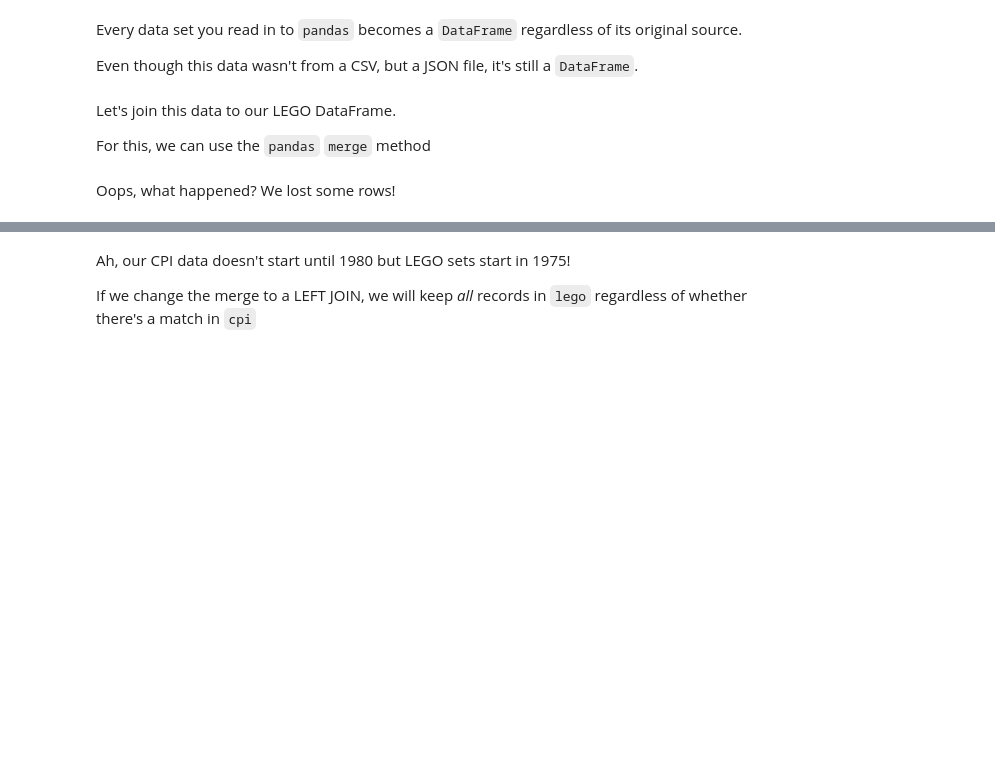
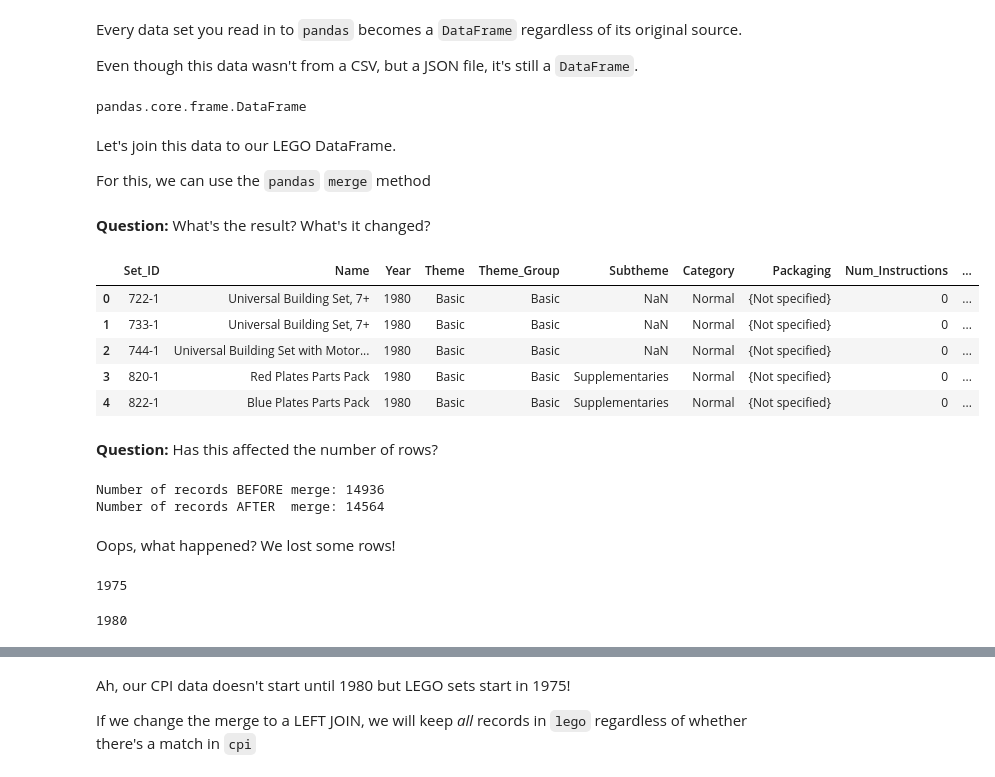
Before and after one commit to Burzo572/DSB-Unit-02, a Jupyter notebook: 02 - Exploring and Joining/03-descriptive-statistics-data-joins-in-pandas.ipynb, the cells around one changed output, grey strips where cells are left out. Saved outputs shown, nothing was run; the diff lists cells and outputs as text; code cells hidden in the pictures; blank space fills up the shorter version.

```diff
--- a/02 - Exploring and Joining/03-descriptive-statistics-data-joins-in-pandas.ipynb
+++ b/02 - Exploring and Joining/03-descriptive-statistics-data-joins-in-pandas.ipynb
@@ -309,0 +353,3 @@ cpi.head()
+# %%
+cpi_df = pd.read_json("https://raw.githubusercontent.com/CharleyHananiaGA/DSB-Unit-02/refs/heads/main/data/cpi.json")
+cpi_df.head(10)
@@ -311,9 +381,48 @@ cpi.head()
 Every data set you read in to `pandas` becomes a `DataFrame` regardless of its original source.
 
 Even though this data wasn't from a CSV, but a JSON file, it's still a `DataFrame`.
+# %%
+type(cpi_df)
+# %% [output]
+pandas.core.frame.DataFrame
 # %% [markdown]
 Let's join this data to our LEGO DataFrame.
 
 For this, we can use the `pandas` `merge` method
+# %%
+merged_df = lego_df.merge(
+    cpi_df,
+    left_on="Year",
+    right_on="Year"
+    # on = "Year",  # the joining column (which happens to be the same name in both)
+    # if they weren't, we could use left_on and right_on to specify the column names
+)
+# %% [markdown]
+**Question:** What's the result? What's it changed?
+# %%
+merged_df.head()
+# %% [output]
+|  | Set_ID | Name | Year | Theme | Theme_Group | Subtheme | Category | Packaging | Num_Instructions | ... |
+| 0 | 722-1 | Universal Building Set, 7+ | 1980 | Basic | Basic | NaN | Normal | {Not specified} | 0 | ... |
+| 1 | 733-1 | Universal Building Set, 7+ | 1980 | Basic | Basic | NaN | Normal | {Not specified} | 0 | ... |
+| 2 | 744-1 | Universal Building Set with Motor... | 1980 | Basic | Basic | NaN | Normal | {Not specified} | 0 | ... |
+| 3 | 820-1 | Red Plates Parts Pack | 1980 | Basic | Basic | Supplementaries | Normal | {Not specified} | 0 | ... |
+| 4 | 822-1 | Blue Plates Parts Pack | 1980 | Basic | Basic | Supplementaries | Normal | {Not specified} | 0 | ... |
+# %% [markdown]
+**Question:** Has this affected the number of rows?
+# %%
+print("Number of records BEFORE merge:", len(lego_df))
+print("Number of records AFTER  merge:", len(merged_df))
+# %% [output]
+Number of records BEFORE merge: 14936
+Number of records AFTER  merge: 14564
 # %% [markdown]
 Oops, what happened? We lost some rows!
+# %%
+lego_df["Year"].min()
+# %% [output]
+1975
+# %%
+cpi_df["Year"].min()
+# %% [output]
+1980
```
Also changed, not shown: parts of 10 cells of this notebook.
